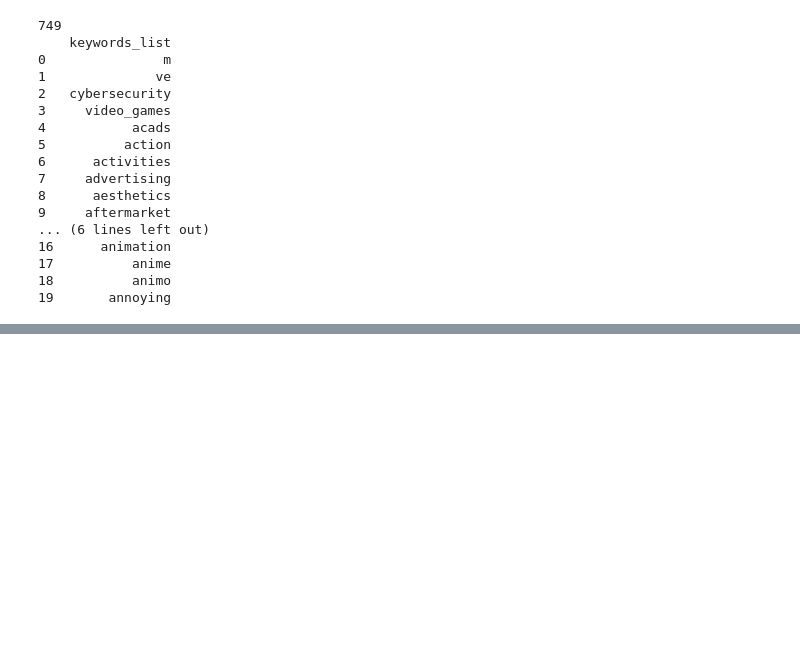
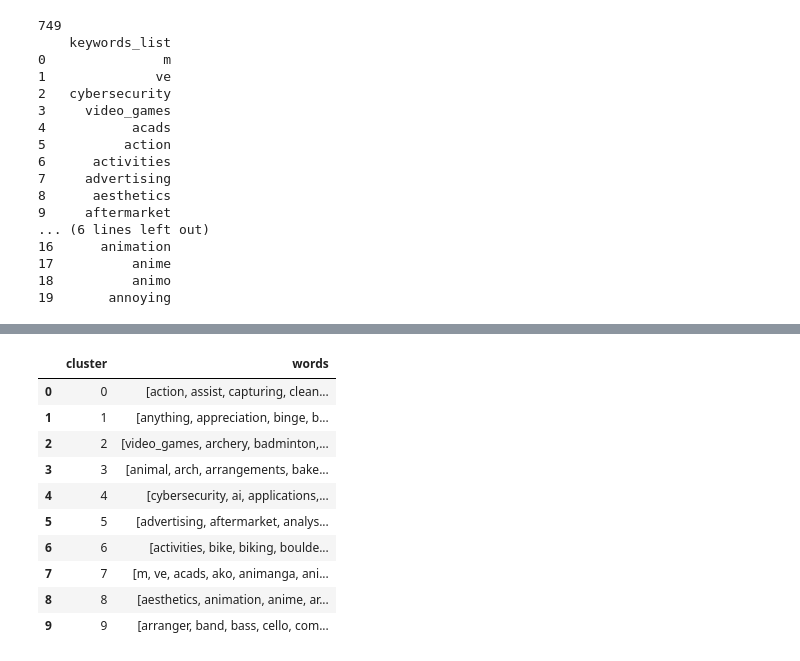
Before and after one commit to mbchavez27/members-house-clustering, a Jupyter notebook: main.ipynb, the cells around one changed output, grey strips where cells are left out. Drawn from its saved outputs; the diff is of its cells as text; code cells hidden in the pictures; blank space fills up the shorter version.

Commit message:
feat: success  cluster the keywords

```diff
--- a/main.ipynb
+++ b/main.ipynb
@@ -449,0 +282,13 @@ print(df_house_summary)
+# %%
+model = SentenceTransformer("all-MiniLM-L6-v2")
+
+# Get embeddings for words
+embeddings = model.encode(keywords_df["keywords_list"].tolist(), convert_to_tensor=False)
+
+# Cluster on embeddings
+n_clusters = 10
+kmeans = KMeans(n_clusters=n_clusters, random_state=42)
+keywords_df["cluster"] = kmeans.fit_predict(embeddings)
+
+print(keywords_df.sort_values('keywords_list'))
+print(keywords_df["cluster"].value_counts())
@@ -449,0 +313,21 @@ print(df_house_summary)
+# %%
+clustered_df = (
+    keywords_df.groupby("cluster")["keywords_list"]
+    .apply(list)
+    .reset_index()
+    .rename(columns={"keywords_list": "words"})
+)
+
+clustered_df
+# %% [output]
+|  | cluster | words |
+| 0 | 0 | [action, assist, capturing, clean... |
+| 1 | 1 | [anything, appreciation, binge, b... |
+| 2 | 2 | [video_games, archery, badminton,... |
+| 3 | 3 | [animal, arch, arrangements, bake... |
+| 4 | 4 | [cybersecurity, ai, applications,... |
+| 5 | 5 | [advertising, aftermarket, analys... |
+| 6 | 6 | [activities, bike, biking, boulde... |
+| 7 | 7 | [m, ve, acads, ako, animanga, ani... |
+| 8 | 8 | [aesthetics, animation, anime, ar... |
+| 9 | 9 | [arranger, band, bass, cello, com... |
```
Also changed, not shown: parts of 9 cells of this notebook.
